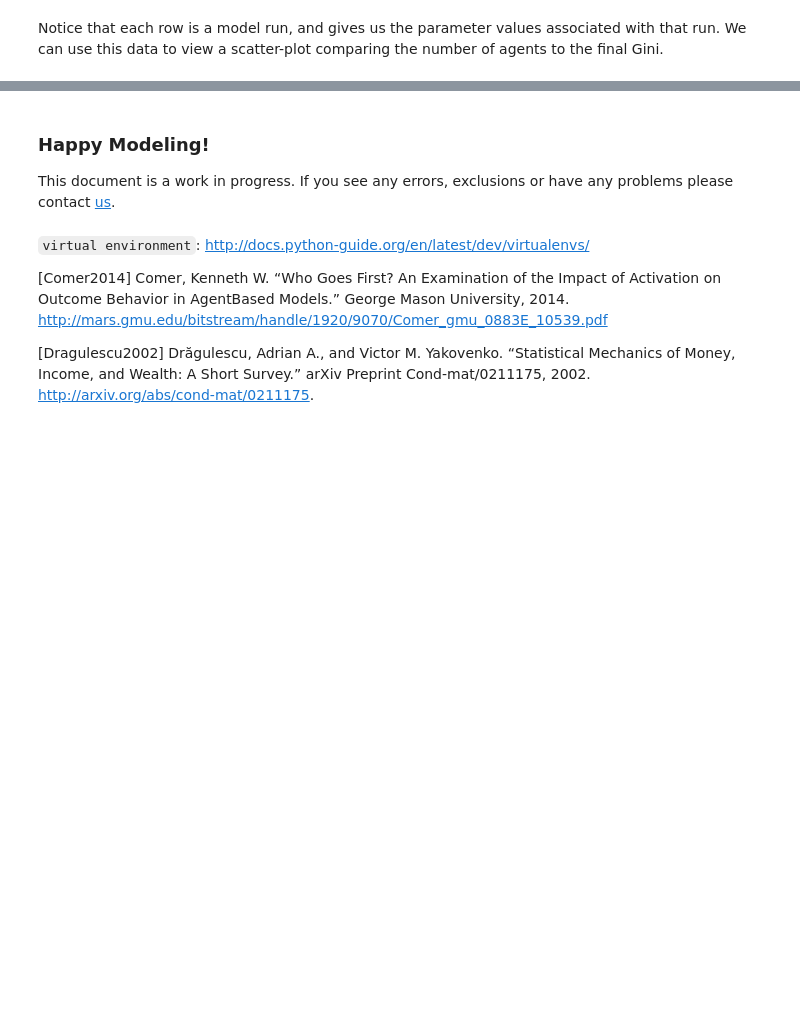
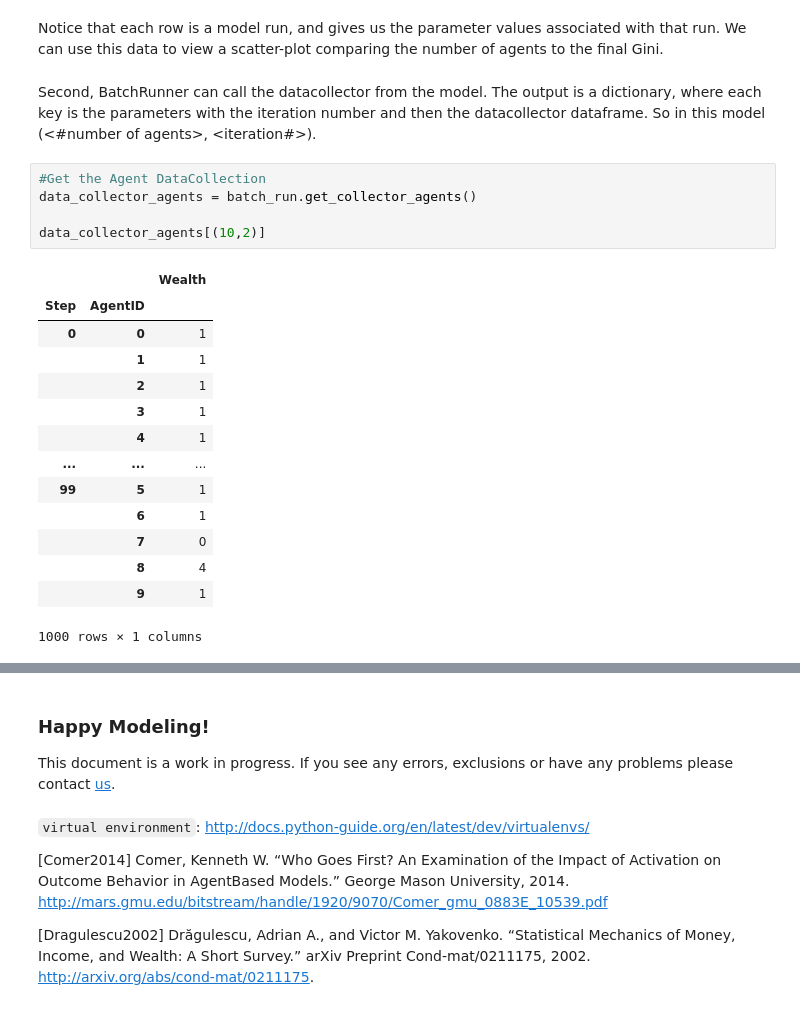
Before and after one commit to projectmesa/mesa, a Jupyter notebook: docs/tutorials/intro_tutorial.ipynb, the cells around one changed output, grey strips where cells are left out. Cells and saved outputs as stored; diff of their text form; blank space fills up the shorter version.

```diff
--- a/docs/tutorials/intro_tutorial.ipynb
+++ b/docs/tutorials/intro_tutorial.ipynb
@@ -573,2 +575,24 @@ plt.scatter(run_data.N, run_data.Gini)
 # %% [markdown]
 Notice that each row is a model run, and gives us the parameter values associated with that run. We can use  this data to view a scatter-plot comparing the number of agents to the final Gini.
+# %% [markdown]
+Second, BatchRunner can call the datacollector from the model. The output is a dictionary, where each key is the parameters with the iteration number and then the datacollector dataframe. So in this model (<#number of agents>, <iteration#>).
+# %%
+#Get the Agent DataCollection
+data_collector_agents = batch_run.get_collector_agents()
+
+data_collector_agents[(10,2)]
+# %% [output]
+|  |  | Wealth |
+| Step | AgentID |  |
+| 0 | 0 | 1 |
+|  | 1 | 1 |
+|  | 2 | 1 |
+|  | 3 | 1 |
+|  | 4 | 1 |
+| ... | ... | ... |
+| 99 | 5 | 1 |
+|  | 6 | 1 |
+|  | 7 | 0 |
+|  | 8 | 4 |
+|  | 9 | 1 |
+1000 rows × 1 columns
```
Also changed, not shown: parts of 11 cells of this notebook, 13 other files.
